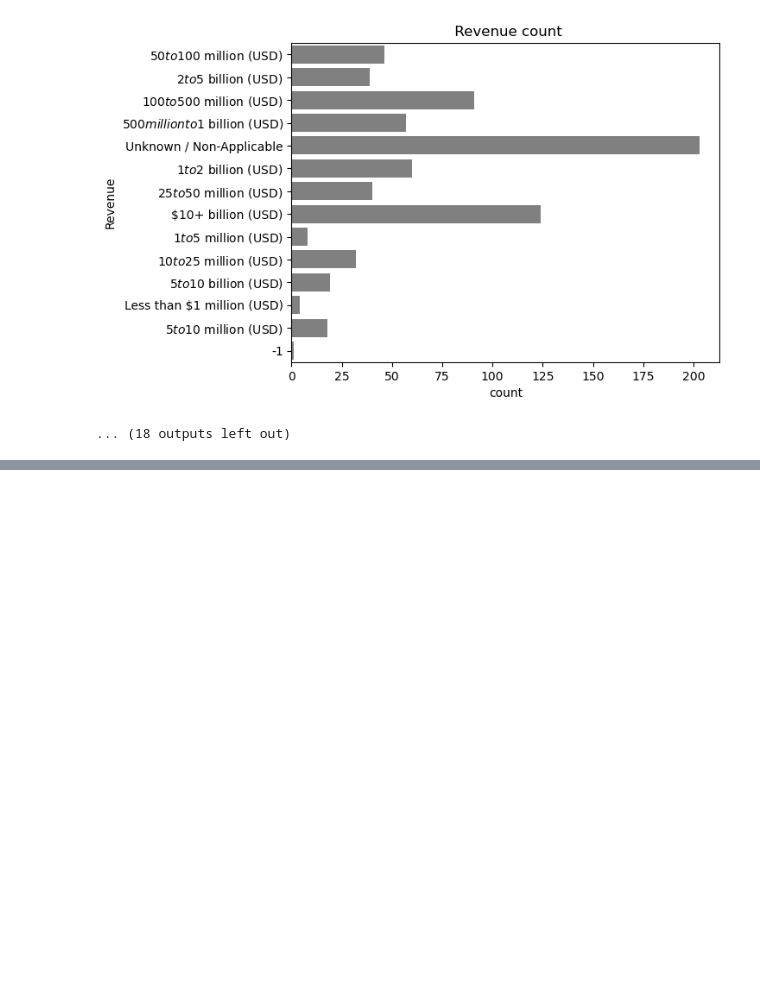
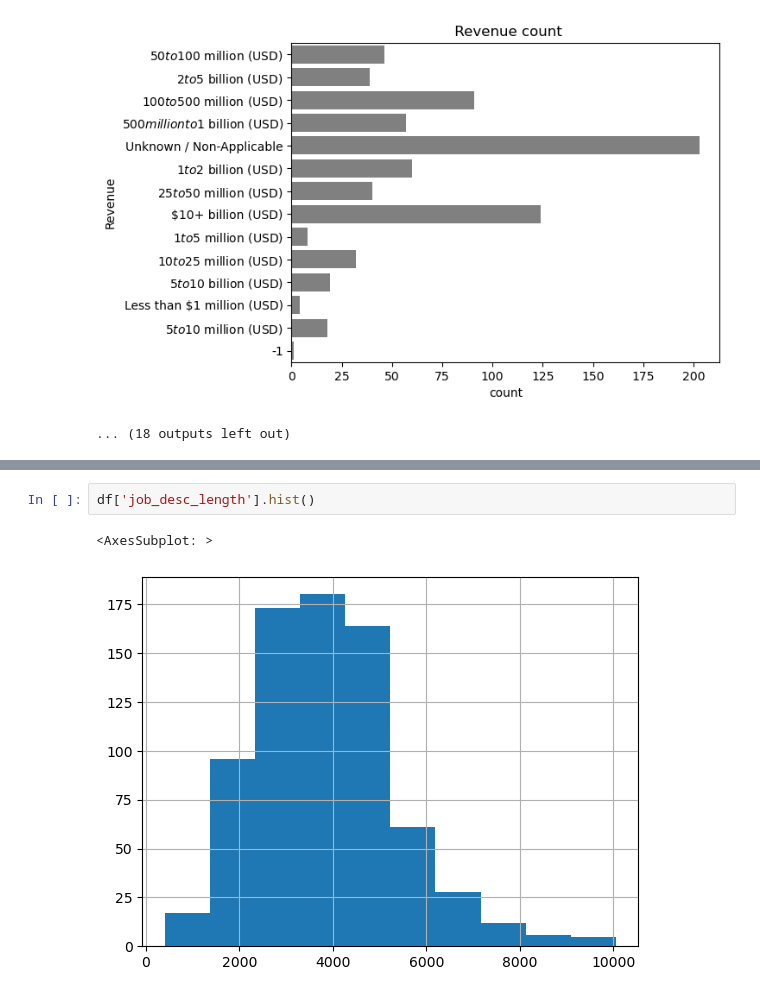
Before and after one commit to BibekRai44/DS_salary, a Jupyter notebook: project building/eda.ipynb, the cells around one changed output, grey strips where cells are left out. Cells and saved outputs as stored; diff of their text form; blank space fills up the shorter version.

```diff
--- a/project building/eda.ipynb
+++ b/project building/eda.ipynb
@@ -331,0 +342,5 @@ RuntimeError: In draw_glyphs_to_bitmap: Could not convert glyph to bitmap (raste
+# %%
+df['job_desc_length'].hist()
+# %% [output]
+<AxesSubplot: >
+[figure, added]
```
Also changed, not shown: parts of 8 cells of this notebook.
